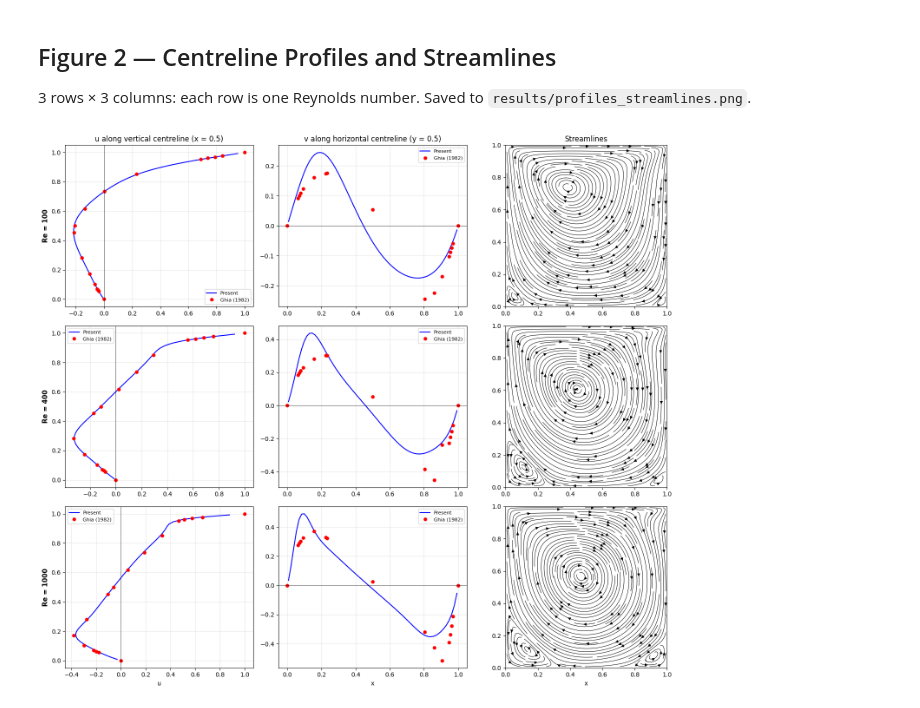
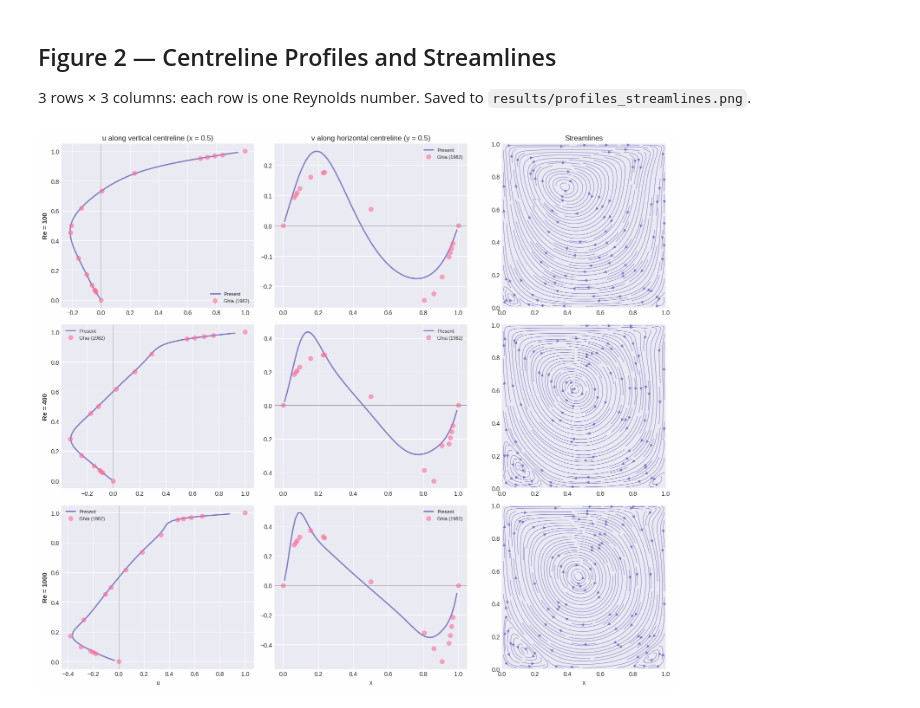
Before and after one commit to jadenmecham/ME-793-CFD, a Jupyter notebook: project_2/batch_analysis.ipynb, the cells around one changed output. Drawn from its saved outputs; the diff is of its cells as text; code cells hidden in the pictures.

```diff
--- a/project_2/batch_analysis.ipynb
+++ b/project_2/batch_analysis.ipynb
@@ -287,21 +276,21 @@ for row, Re in enumerate(RE_LIST):
     vmin_vel = min(u_2d.min(), v_2d.min())
     vmax_vel = max(u_2d.max(), v_2d.max())
 
-    cf_u = axes[row, 0].contourf(xu, yu, u_2d.T, levels=20,
-                                  vmin=vmin_vel, vmax=vmax_vel, cmap='viridis')
+    cf_u = axes[row, 0].contourf(xu, yu, u_2d.T, levels=30,
+                                  vmin=vmin_vel, vmax=vmax_vel, cmap='twilight')
     axes[row, 0].set_aspect('equal')
     axes[row, 0].set_ylabel(f'Re = {Re}', fontsize=11, fontweight='bold')
     if row == 0:
         axes[row, 0].set_title('u-velocity')
 
-    cf_v = axes[row, 1].contourf(xv, yv, v_2d.T, levels=20,
-                                  vmin=vmin_vel, vmax=vmax_vel, cmap='viridis')
+    cf_v = axes[row, 1].contourf(xv, yv, v_2d.T, levels=30,
+                                  vmin=vmin_vel, vmax=vmax_vel, cmap='twilight')
     axes[row, 1].set_aspect('equal')
     fig.colorbar(cf_v, ax=axes[row, 1], fraction=0.046, pad=0.04)
     if row == 0:
         axes[row, 1].set_title('v-velocity')
 
-    cf_p = axes[row, 2].contourf(xp, yp, p_2d.T, levels=20, cmap='plasma')
+    cf_p = axes[row, 2].contourf(xp, yp, p_2d.T, levels=50, cmap='twilight')
     axes[row, 2].set_aspect('equal')
     fig.colorbar(cf_p, ax=axes[row, 2], fraction=0.046, pad=0.04)
     if row == 0:
@@ -318,10 +307,14 @@ plt.show()
 3 rows × 3 columns: each row is one Reynolds number.
 Saved to `results/profiles_streamlines.png`.
 # %%
+plt.style.use('https://github.com/dhaitz/matplotlib-stylesheets/raw/master/pitayasmoothie-light.mplstyle')
+
 fig, axes = plt.subplots(3, 3, figsize=(15, 13))
 
 ix = np.argmin(np.abs(xu - 0.5))   # u-face index nearest x = 0.5
 jy = np.argmin(np.abs(yv - 0.5))   # v-face index nearest y = 0.5
+
+stream_color = plt.rcParams['axes.prop_cycle'].by_key()['color'][0]
 
 for row, Re in enumerate(RE_LIST):
     U_vec = data[Re]['U']
@@ -341,42 +334,41 @@ for row, Re in enumerate(RE_LIST):
 
     # --- u centreline ---
     ax = axes[row, 0]
-    ax.plot(u_2d[ix, :], yp, 'b-', lw=1.5, label='Present')
-    ax.plot(ghia['u'], ghia['y_for_u'], 'ro', ms=5, label='Ghia (1982)')
-    ax.axvline(0, color='k', lw=0.5)
+    ax.plot(u_2d[ix, :], yp, lw=2, label='Present')
+    ax.plot(ghia['u'], ghia['y_for_u'], 'o', ms=7, label='Ghia (1982)')
+    ax.axvline(0, color='gray', lw=0.5)
     ax.set_ylabel(f'Re = {Re}', fontsize=11, fontweight='bold')
     ax.legend(fontsize=8)
-    ax.grid(True, alpha=0.3)
     if row == 0:
         ax.set_title('u along vertical centreline (x = 0.5)')
     if row == 2:
         ax.set_xlabel('u')
 
     # --- v centreline ---
     ax = axes[row, 1]
-    ax.plot(xp, v_2d[:, jy], 'b-', lw=1.5, label='Present')
-    ax.plot(ghia['x_for_v'], ghia['v'], 'ro', ms=5, label='Ghia (1982)')
-    ax.axhline(0, color='k', lw=0.5)
+    ax.plot(xp, v_2d[:, jy], lw=2, label='Present')
+    ax.plot(ghia['x_for_v'], ghia['v'], 'o', ms=7, label='Ghia (1982)')
+    ax.axhline(0, color='gray', lw=0.5)
     ax.legend(fontsize=8)
-    ax.grid(True, alpha=0.3)
     if row == 0:
         ax.set_title('v along horizontal centreline (y = 0.5)')
     if row == 2:
         ax.set_xlabel('x')
 
     # --- streamlines ---
     ax = axes[row, 2]
-    ax.streamplot(xp, yp, u_cc.T, v_cc.T, density=2, color='k', linewidth=0.7)
+    ax.streamplot(xp, yp, u_cc.T, v_cc.T, density=2, color=stream_color, linewidth=0.7)
     ax.set_xlim(0, 1)
     ax.set_ylim(0, 1)
     ax.set_aspect('equal')
+    ax.grid(False)
     if row == 0:
         ax.set_title('Streamlines')
     if row == 2:
         ax.set_xlabel('x')
 
 plt.tight_layout()
 plt.savefig('results/profiles_streamlines.png', dpi=150, bbox_inches='tight')
 plt.show()
 # %% [output]
-[figure, old version]
+[figure, new version]
```
Also changed, not shown: parts of 3 cells of this notebook, 8 other files.
